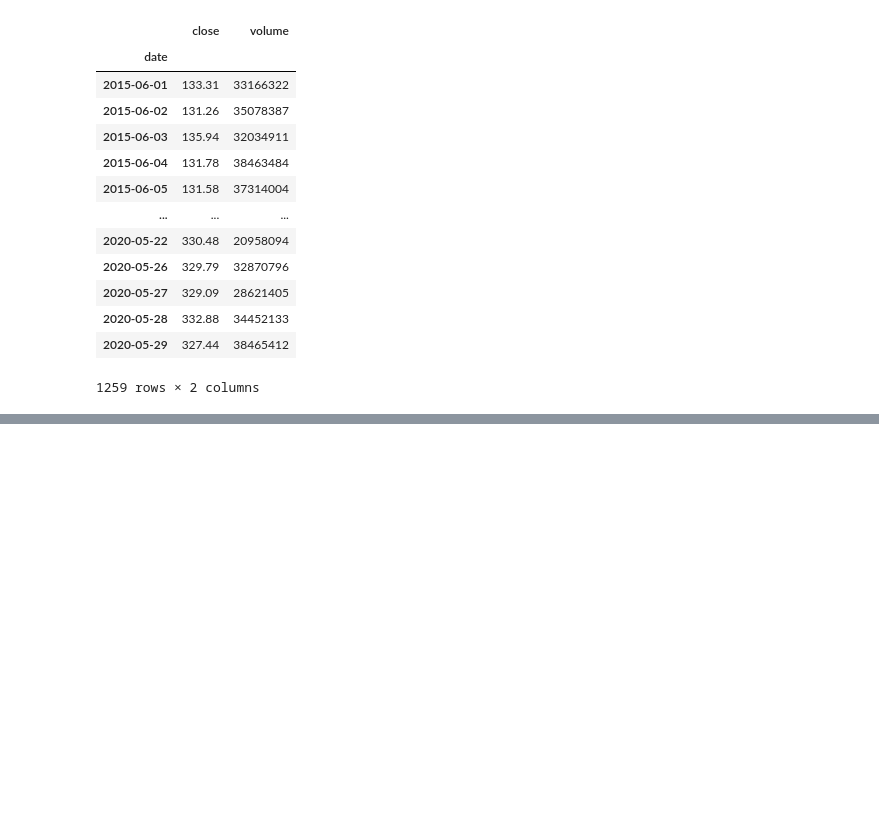
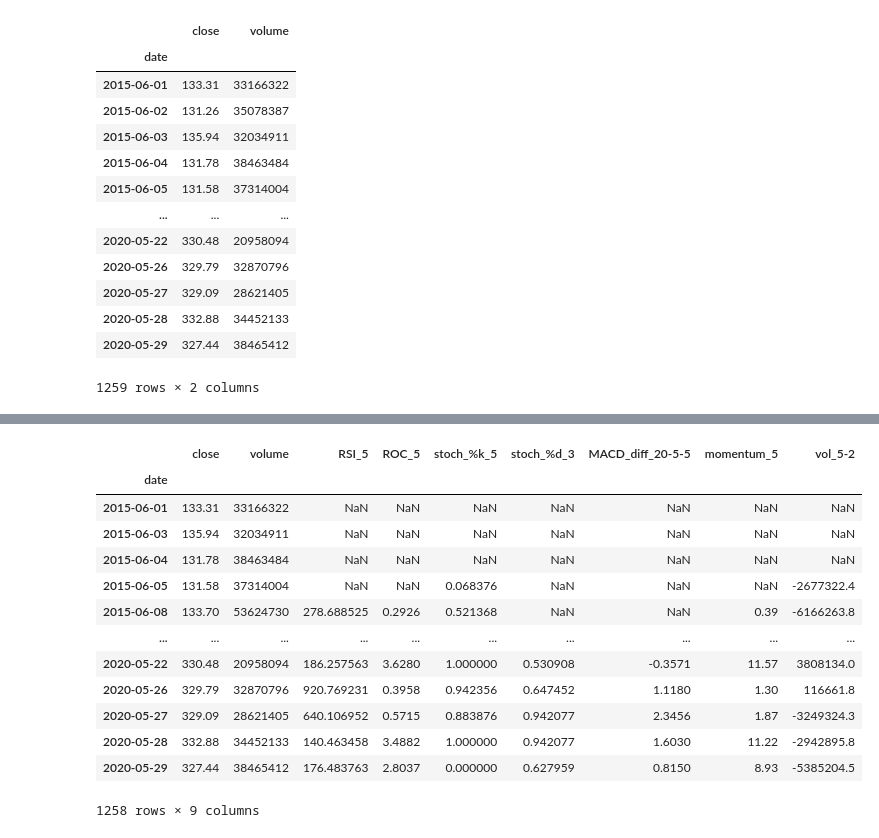
Before and after one commit to jk5ho/stonks-options, a Jupyter notebook: stonks-algo.ipynb, the cells around one changed output, grey strips where cells are left out. Saved outputs shown, nothing was run; the diff lists cells and outputs as text; code cells hidden in the pictures; blank space fills up the shorter version.

```diff
--- a/stonks-algo.ipynb
+++ b/stonks-algo.ipynb
@@ -17,6 +18,8 @@ aapl = mycursor.fetchall()
 sequence = mycursor.column_names
 # %%
 df = pd.DataFrame(aapl, columns = sequence).set_index('date').drop(['symbol', 'high', 'low', 'open'], axis = 1)
+df = df.fillna('ffill').fillna('bfill')
+df['close'] = pd.to_numeric(df['close'])
 df
 # %% [output]
 |  | close | volume |
@@ -39,0 +225,15 @@ df
+# %%
+def Momentum(df, col='close', n=5):
+    '''Calculate an n-period Momentum indicator of the specified column in a dataframe
+    Args:
+    df - dataframe with specified column
+    col - specified column to calculate Momentum
+    n - Momentum period
+
+    Returns:
+    df - dataframe with Momentum column
+    '''
+    df = df.copy()
+    df['momentum_'+str(n)] = df[col] - df[col].shift(n)
+
+    return df[['close', 'volume', 'momentum_'+str(n)]]
@@ -39,0 +276,17 @@ df
+# %%
+def Vol_Osc(df, col='volume', slow=5, fast=2):
+    '''Calculate an n-period Volume Oscillator indicator of the specified column in a dataframe
+    Args:
+    df - dataframe with specified column
+    col - specified column to calculate Volume Oscillator
+    n - Volume Oscillator period
+
+    Returns:
+    df - dataframe with Volume Oscillator column
+    '''
+    df = df.copy()
+    df = MA(df, col=col, n=slow)
+    df = MA(df, col=col, n=fast)
+    df['vol_'+str(slow)+'-'+str(fast)] = df[str(col)+'_MA_'+str(slow)] - df[str(col)+'_MA_'+str(fast)]
+
+    return df[['close', 'volume', 'vol_'+str(slow)+'-'+str(fast)]]
@@ -39,0 +329,24 @@ df
+# %%
+indicator_lst = [ROC(df, col='close', n=5), Stoch_Osc(df, col='close', k=5, d=3),
+                 MACD(df, col='close', short=5, long=20, signal=5), Momentum(df, col='close', n=5),
+                 Vol_Osc(df, col='volume', slow=5, fast=2)]
+
+df_ind = RSI(df, col='close', n=5)
+for ind in indicator_lst:
+    df_ind = pd.merge(df_ind, ind, on = ['date', 'close', 'volume'])
+df_ind
+# %% [output]
+|  | close | volume | RSI_5 | ROC_5 | stoch_%k_5 | stoch_%d_3 | MACD_diff_20-5-5 | momentum_5 | vol_5-2 |
+| date |  |  |  |  |  |  |  |  |  |
+| 2015-06-01 | 133.31 | 33166322 | NaN | NaN | NaN | NaN | NaN | NaN | NaN |
+| 2015-06-03 | 135.94 | 32034911 | NaN | NaN | NaN | NaN | NaN | NaN | NaN |
+| 2015-06-04 | 131.78 | 38463484 | NaN | NaN | NaN | NaN | NaN | NaN | NaN |
+| 2015-06-05 | 131.58 | 37314004 | NaN | NaN | 0.068376 | NaN | NaN | NaN | -2677322.4 |
+| 2015-06-08 | 133.70 | 53624730 | 278.688525 | 0.2926 | 0.521368 | NaN | NaN | 0.39 | -6166263.8 |
+| ... | ... | ... | ... | ... | ... | ... | ... | ... | ... |
+| 2020-05-22 | 330.48 | 20958094 | 186.257563 | 3.6280 | 1.000000 | 0.530908 | -0.3571 | 11.57 | 3808134.0 |
+| 2020-05-26 | 329.79 | 32870796 | 920.769231 | 0.3958 | 0.942356 | 0.647452 | 1.1180 | 1.30 | 116661.8 |
+| 2020-05-27 | 329.09 | 28621405 | 640.106952 | 0.5715 | 0.883876 | 0.942077 | 2.3456 | 1.87 | -3249324.3 |
+| 2020-05-28 | 332.88 | 34452133 | 140.463458 | 3.4882 | 1.000000 | 0.942077 | 1.6030 | 11.22 | -2942895.8 |
+| 2020-05-29 | 327.44 | 38465412 | 176.483763 | 2.8037 | 0.000000 | 0.627959 | 0.8150 | 8.93 | -5385204.5 |
+1258 rows × 9 columns
```
Also changed, not shown: parts of 23 cells of this notebook, 1 other file.
